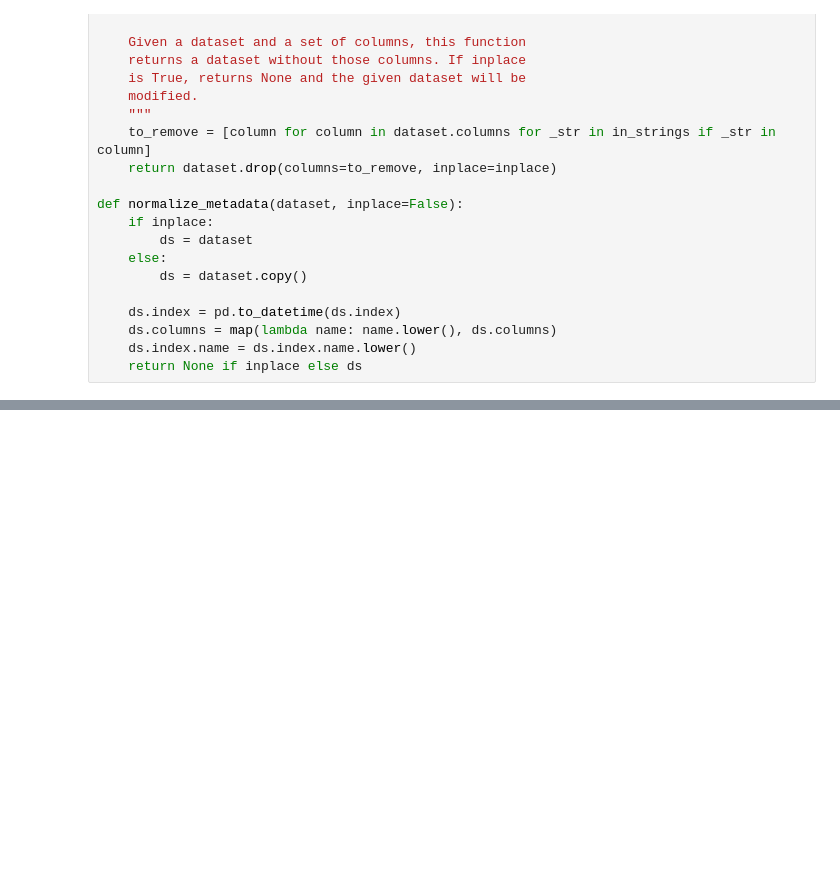
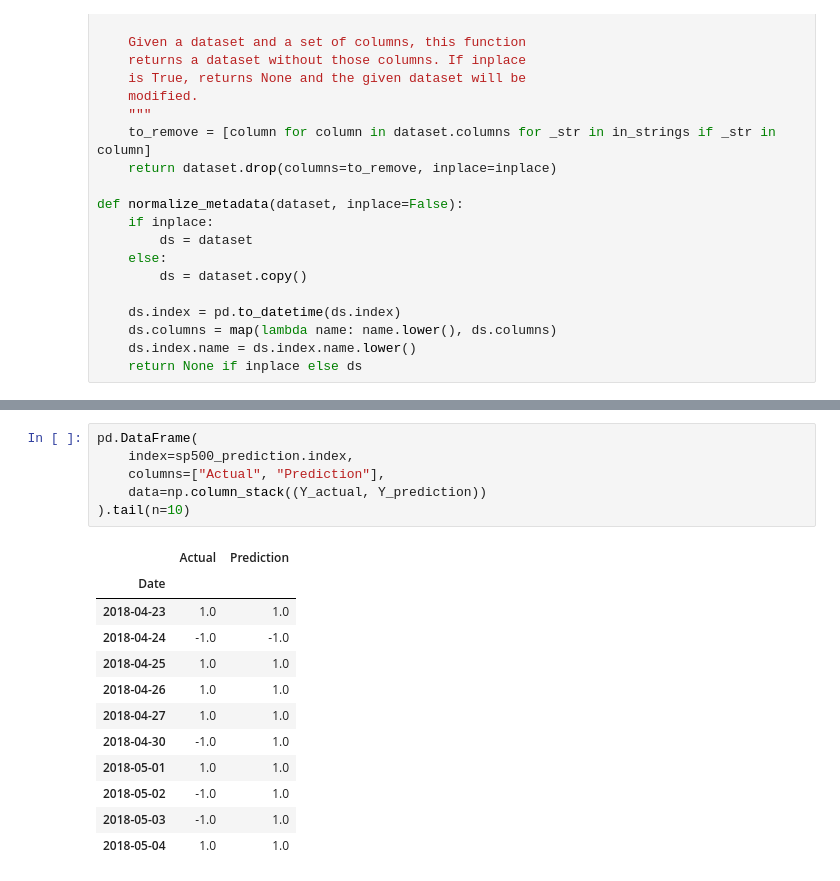
Before and after one commit to CBTrading/Experiments, a Jupyter notebook: ml-basics/ml-naive-bayes.ipynb, the cells around one changed output, grey strips where cells are left out. Cells and saved outputs as stored; diff of their text form; blank space fills up the shorter version.

```diff
--- a/ml-basics/ml-naive-bayes.ipynb
+++ b/ml-basics/ml-naive-bayes.ipynb
@@ -147,0 +158,19 @@ fig.tight_layout()
+# %%
+pd.DataFrame(
+    index=sp500_prediction.index,
+    columns=["Actual", "Prediction"],
+    data=np.column_stack((Y_actual, Y_prediction))
+).tail(n=10)
+# %% [output]
+|  | Actual | Prediction |
+| Date |  |  |
+| 2018-04-23 | 1.0 | 1.0 |
+| 2018-04-24 | -1.0 | -1.0 |
+| 2018-04-25 | 1.0 | 1.0 |
+| 2018-04-26 | 1.0 | 1.0 |
+| 2018-04-27 | 1.0 | 1.0 |
+| 2018-04-30 | -1.0 | 1.0 |
+| 2018-05-01 | 1.0 | 1.0 |
+| 2018-05-02 | -1.0 | 1.0 |
+| 2018-05-03 | -1.0 | 1.0 |
+| 2018-05-04 | 1.0 | 1.0 |
```
Also changed, not shown: parts of 6 cells of this notebook.
